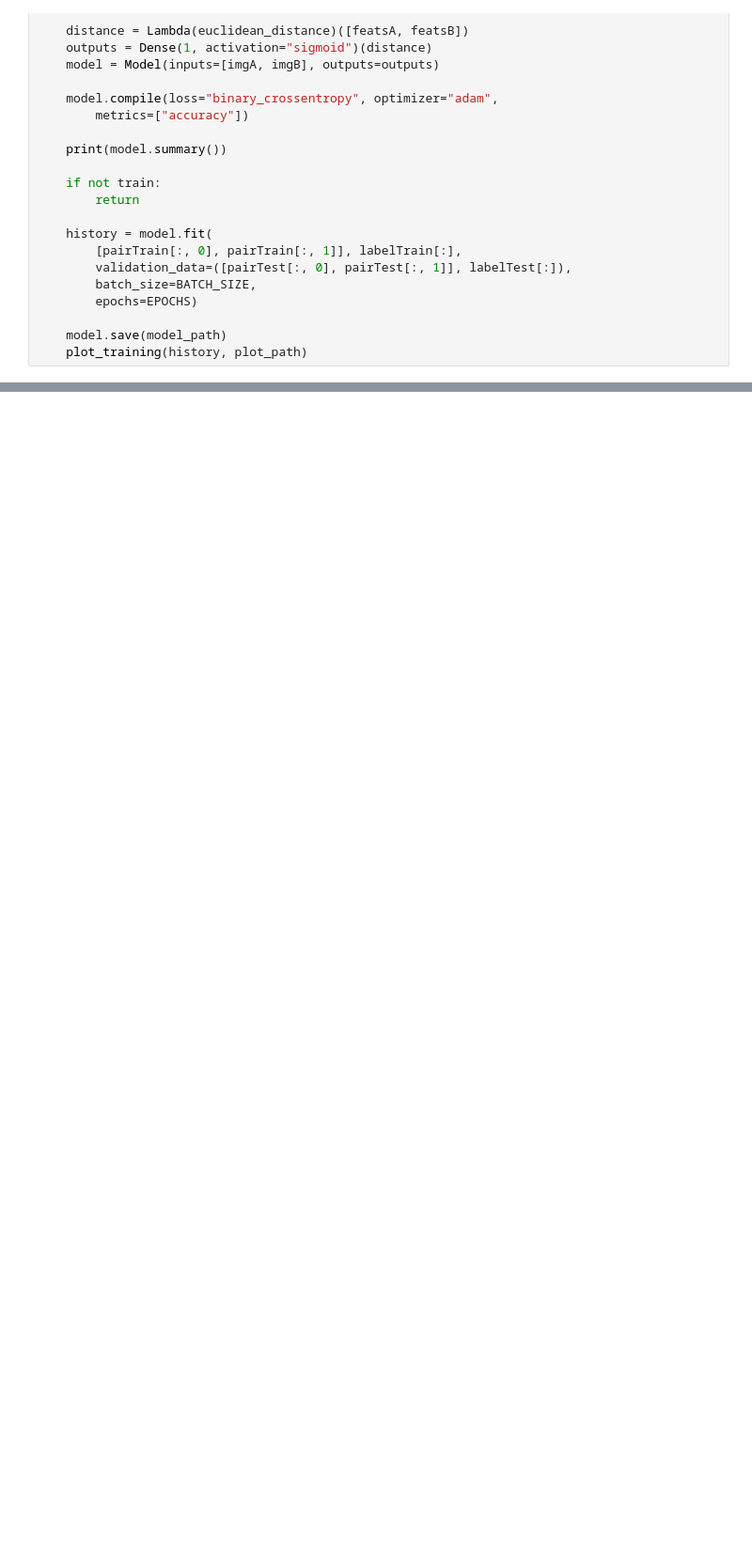
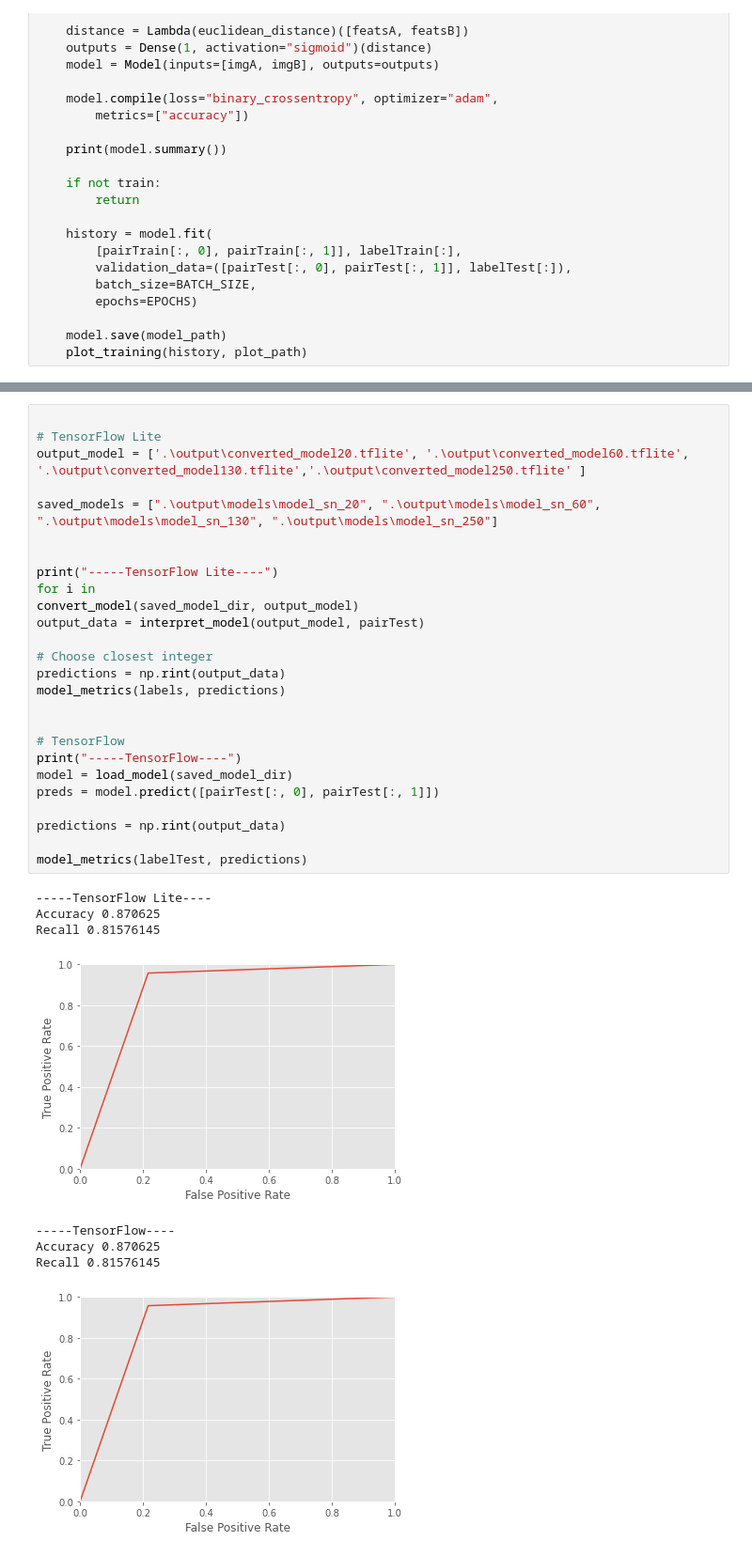
Before and after one commit to carolienbraams/Biometrics_group5, a Jupyter notebook: Case_Siamese_NN_Face_Recognition.ipynb, the cells around one changed output, grey strips where cells are left out. Shown at 94% size. Drawn from its saved outputs; the diff is of its cells as text; blank space fills up the shorter version.

```diff
--- a/Case_Siamese_NN_Face_Recognition.ipynb
+++ b/Case_Siamese_NN_Face_Recognition.ipynb
@@ -346,0 +410,35 @@ INFO:tensorflow:Assets written to: output\model_sn_250\assets
+# %%
+
+# TensorFlow Lite
+output_model = ['.\output\converted_model20.tflite', '.\output\converted_model60.tflite', '.\output\converted_model130.tflite','.\output\converted_model250.tflite' ]
+
+saved_models = [".\output\models\model_sn_20", ".\output\models\model_sn_60", ".\output\models\model_sn_130", ".\output\models\model_sn_250"]
+
+
+print("-----TensorFlow Lite----")
+for i in
+convert_model(saved_model_dir, output_model)
+output_data = interpret_model(output_model, pairTest)
+
+# Choose closest integer
+predictions = np.rint(output_data)
+model_metrics(labels, predictions)
+
+
+# TensorFlow
+print("-----TensorFlow----")
+model = load_model(saved_model_dir)
+preds = model.predict([pairTest[:, 0], pairTest[:, 1]])
+
+predictions = np.rint(output_data)
+
+model_metrics(labelTest, predictions)
+# %% [output]
+-----TensorFlow Lite----
+Accuracy 0.870625
+Recall 0.81576145
+[figure, added]
+-----TensorFlow----
+Accuracy 0.870625
+Recall 0.81576145
+[figure, added]
```
Also changed, not shown: parts of 7 cells of this notebook.
